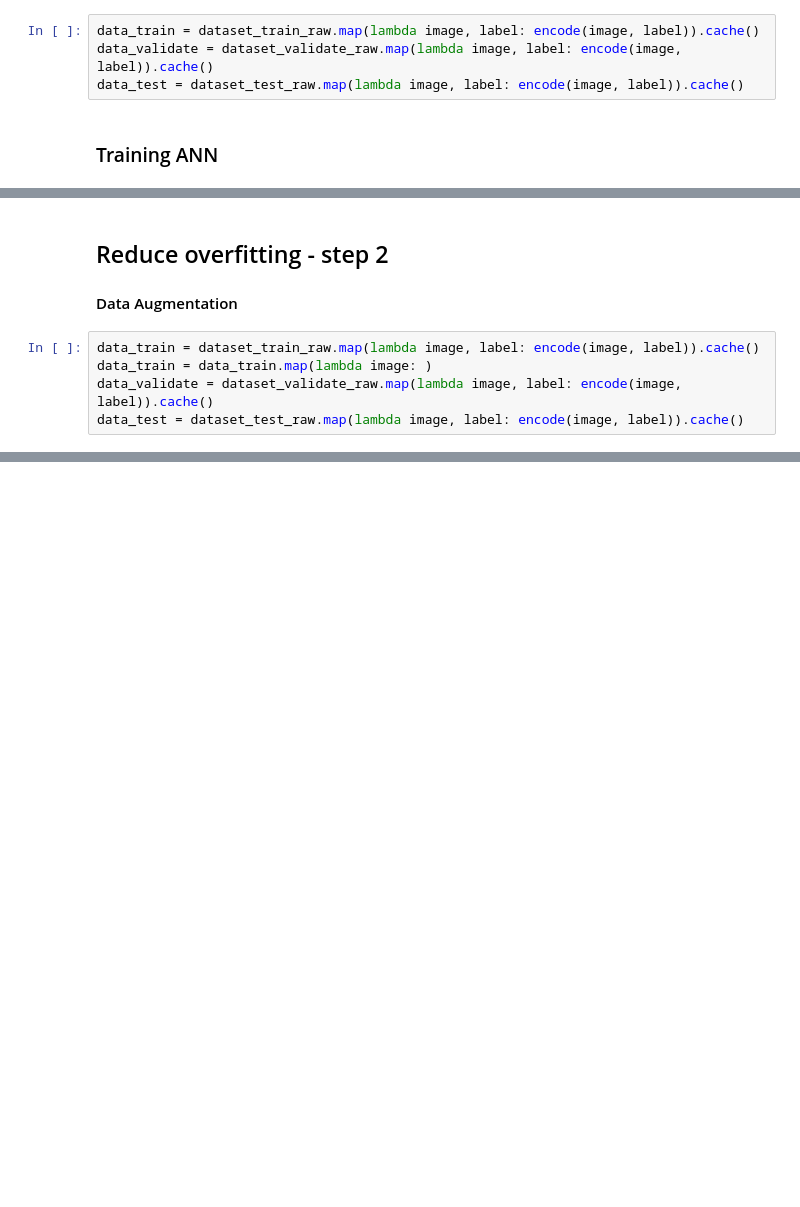
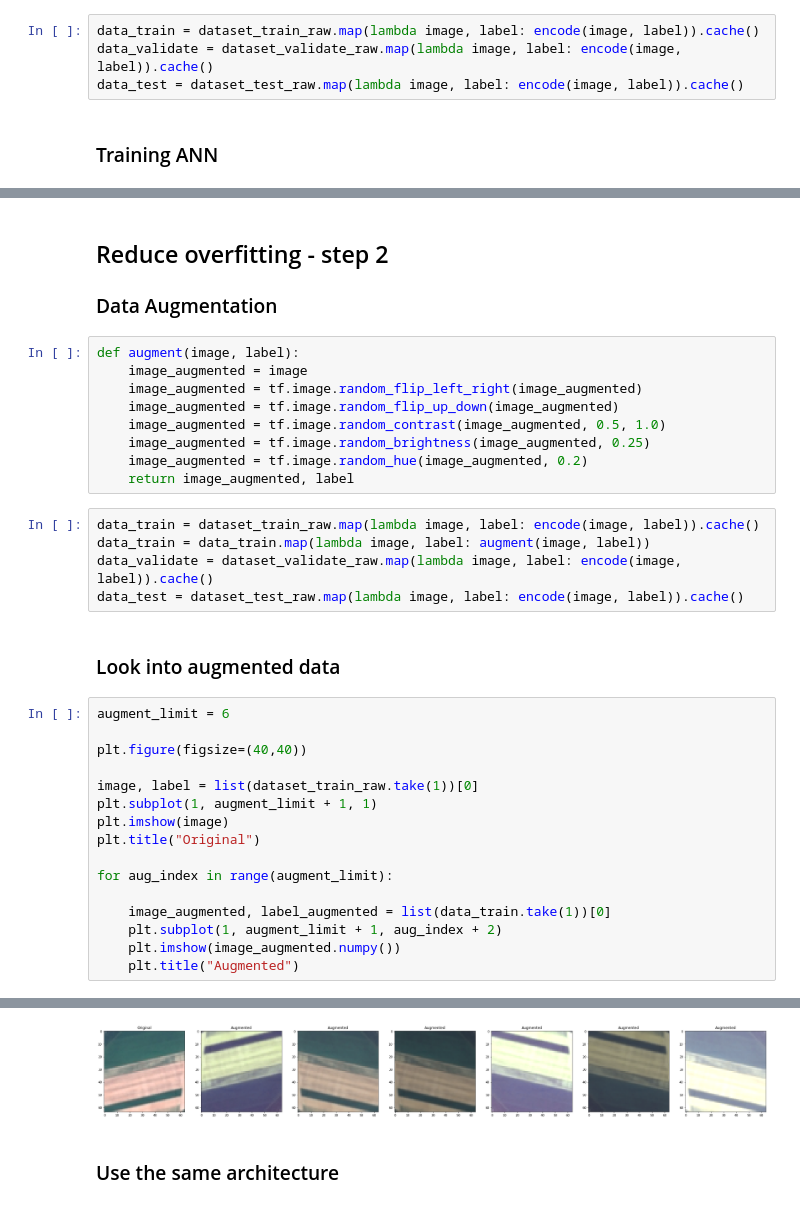
Before and after one commit to tizycki/eurosat-keras, a Jupyter notebook: eurosat-keras.ipynb, the cells around one changed output, grey strips where cells are left out. Drawn from its saved outputs; the diff is of its cells as text; blank space fills up the shorter version.

```diff
--- a/eurosat-keras.ipynb
+++ b/eurosat-keras.ipynb
@@ -315,8 +325,36 @@ print("Accuracy: {}".format(acc))
 # %% [markdown]
 ## Reduce overfitting - step 2
-#### Data Augmentation
+### Data Augmentation
+# %%
+def augment(image, label):
+    image_augmented = image
+    image_augmented = tf.image.random_flip_left_right(image_augmented)
+    image_augmented = tf.image.random_flip_up_down(image_augmented)
+    image_augmented = tf.image.random_contrast(image_augmented, 0.5, 1.0)
+    image_augmented = tf.image.random_brightness(image_augmented, 0.25)
+    image_augmented = tf.image.random_hue(image_augmented, 0.2)
+    return image_augmented, label
 # %%
 data_train = dataset_train_raw.map(lambda image, label: encode(image, label)).cache()
-data_train = data_train.map(lambda image: )
+data_train = data_train.map(lambda image, label: augment(image, label))
 data_validate = dataset_validate_raw.map(lambda image, label: encode(image, label)).cache()
 data_test = dataset_test_raw.map(lambda image, label: encode(image, label)).cache()
+# %% [markdown]
+### Look into augmented data
+# %%
+augment_limit = 6
+
+plt.figure(figsize=(40,40))
+
+image, label = list(dataset_train_raw.take(1))[0]
+plt.subplot(1, augment_limit + 1, 1)
+plt.imshow(image)
+plt.title("Original")
+
+for aug_index in range(augment_limit):
+
+    image_augmented, label_augmented = list(data_train.take(1))[0]
+    plt.subplot(1, augment_limit + 1, aug_index + 2)
+    plt.imshow(image_augmented.numpy())
+    plt.title("Augmented")
+# %% [output]
@@ -322,0 +363,3 @@ data_test = dataset_test_raw.map(lambda image, label: encode(image, label)).cach
+[figure, added]
+# %% [markdown]
+### Use the same architecture
```
Also changed, not shown: parts of 39 cells of this notebook.
